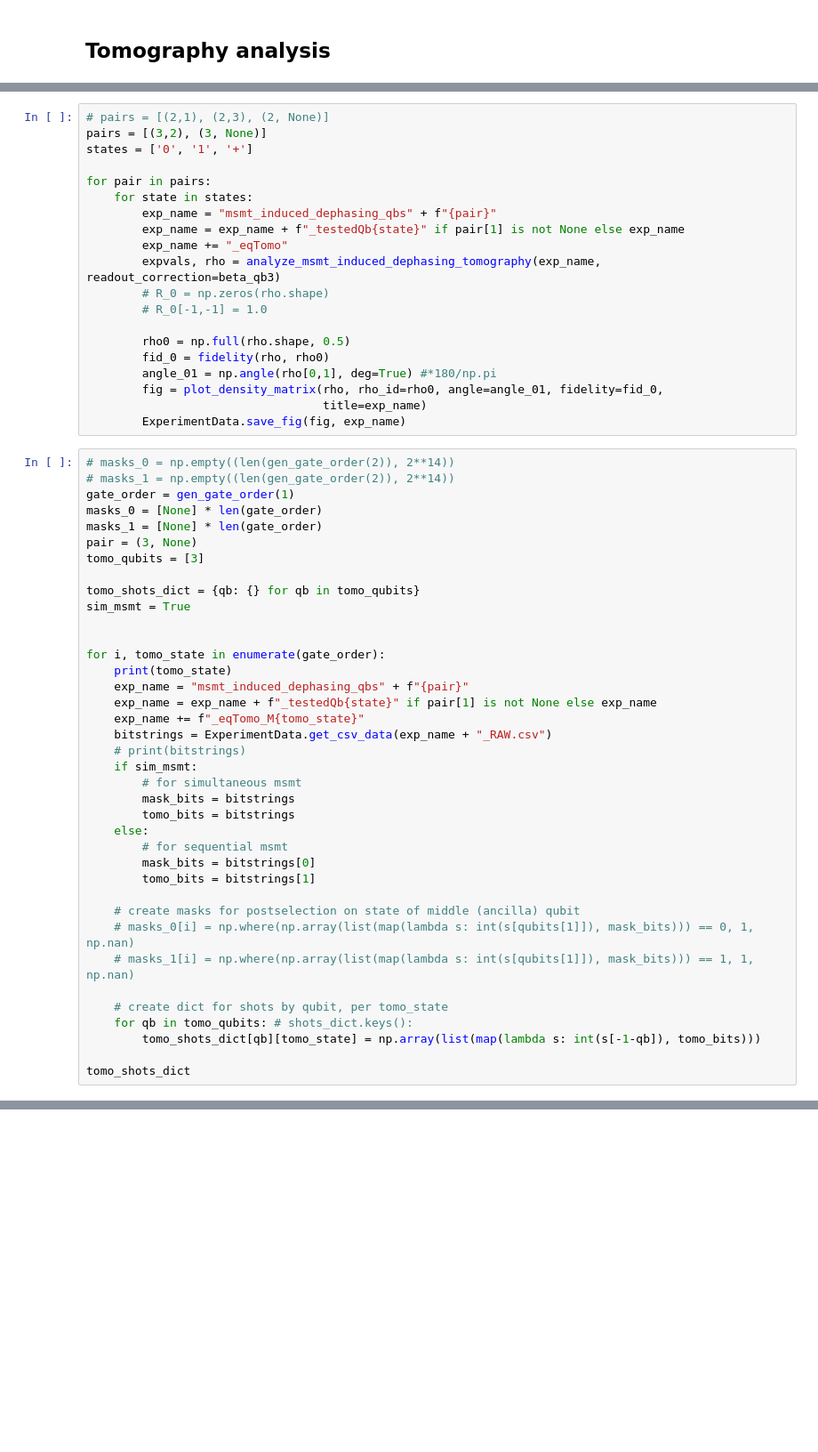
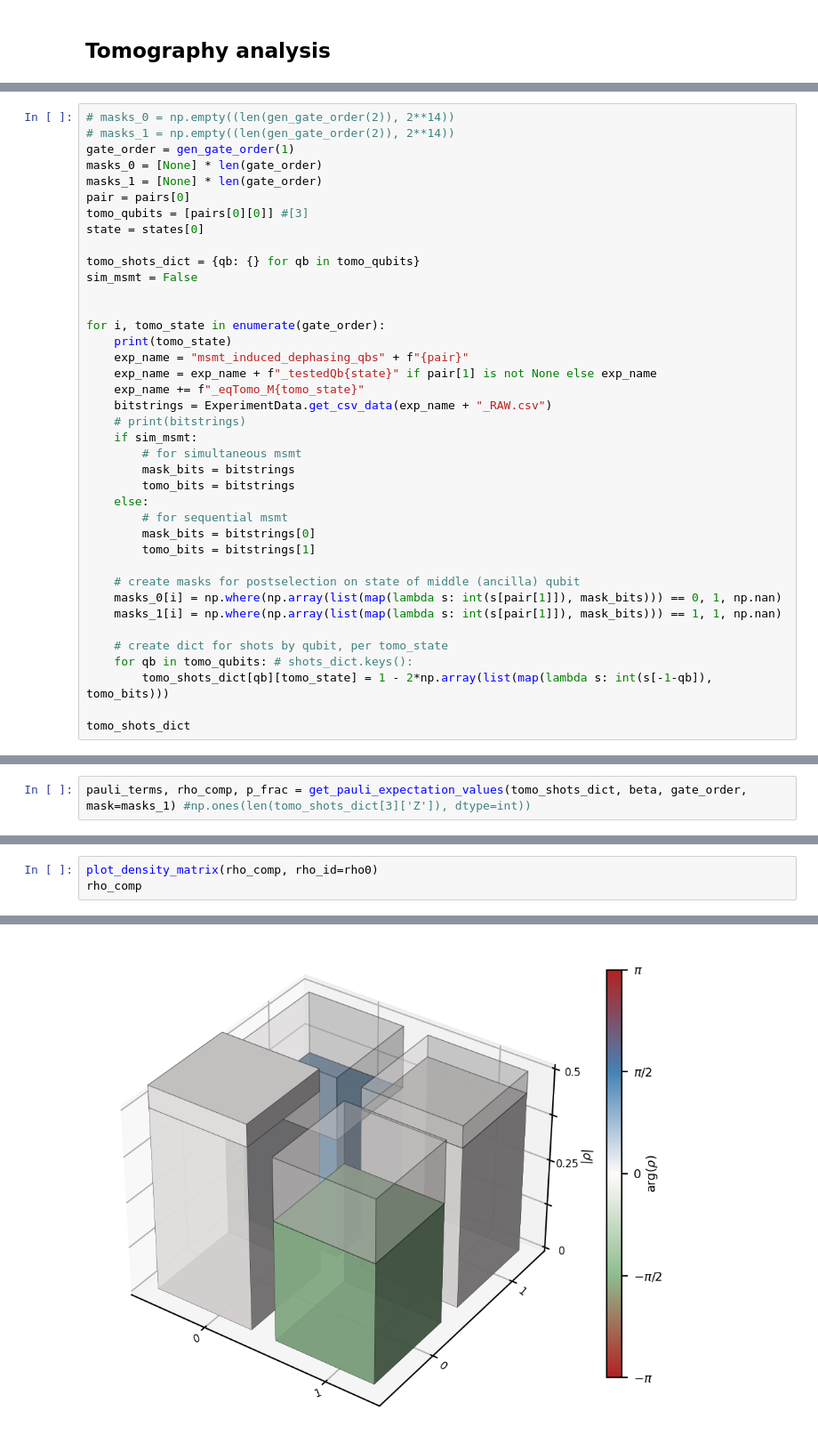
Before and after one commit to codecrap/inspire-experiments, a Jupyter notebook: notebooks/msmt_induced_dephasing_analysis.ipynb, the cells around one changed output, grey strips where cells are left out. Shown at 89% size. Drawn from its saved outputs; the diff is of its cells as text; blank space fills up the shorter version.

```diff
--- a/notebooks/msmt_induced_dephasing_analysis.ipynb
+++ b/notebooks/msmt_induced_dephasing_analysis.ipynb
@@ -225,34 +296,15 @@ array(['Z', 'X', 'Y'], dtype='<U1')
-# %%
-# pairs = [(2,1), (2,3), (2, None)]
-pairs = [(3,2), (3, None)]
-states = ['0', '1', '+']
-
-for pair in pairs:
-    for state in states:
-        exp_name = "msmt_induced_dephasing_qbs" + f"{pair}"
-        exp_name = exp_name + f"_testedQb{state}" if pair[1] is not None else exp_name
-        exp_name += "_eqTomo"
-        expvals, rho = analyze_msmt_induced_dephasing_tomography(exp_name, readout_correction=beta_qb3)
-        # R_0 = np.zeros(rho.shape)
-        # R_0[-1,-1] = 1.0
-
-        rho0 = np.full(rho.shape, 0.5)
-        fid_0 = fidelity(rho, rho0)
-        angle_01 = np.angle(rho[0,1], deg=True) #*180/np.pi
-        fig = plot_density_matrix(rho, rho_id=rho0, angle=angle_01, fidelity=fid_0,
-                                  title=exp_name)
-        ExperimentData.save_fig(fig, exp_name)
 # %%
 # masks_0 = np.empty((len(gen_gate_order(2)), 2**14))
 # masks_1 = np.empty((len(gen_gate_order(2)), 2**14))
 gate_order = gen_gate_order(1)
 masks_0 = [None] * len(gate_order)
 masks_1 = [None] * len(gate_order)
-pair = (3, None)
-tomo_qubits = [3]
+pair = pairs[0]
+tomo_qubits = [pairs[0][0]] #[3]
+state = states[0]
 
 tomo_shots_dict = {qb: {} for qb in tomo_qubits}
-sim_msmt = True
+sim_msmt = False
 
 
 for i, tomo_state in enumerate(gate_order):
@@ -272,12 +324,12 @@ for i, tomo_state in enumerate(gate_order):
         tomo_bits = bitstrings[1]
 
     # create masks for postselection on state of middle (ancilla) qubit
-    # masks_0[i] = np.where(np.array(list(map(lambda s: int(s[qubits[1]]), mask_bits))) == 0, 1, np.nan)
-    # masks_1[i] = np.where(np.array(list(map(lambda s: int(s[qubits[1]]), mask_bits))) == 1, 1, np.nan)
+    masks_0[i] = np.where(np.array(list(map(lambda s: int(s[pair[1]]), mask_bits))) == 0, 1, np.nan)
+    masks_1[i] = np.where(np.array(list(map(lambda s: int(s[pair[1]]), mask_bits))) == 1, 1, np.nan)
 
     # create dict for shots by qubit, per tomo_state
     for qb in tomo_qubits: # shots_dict.keys():
-        tomo_shots_dict[qb][tomo_state] = np.array(list(map(lambda s: int(s[-1-qb]), tomo_bits)))
+        tomo_shots_dict[qb][tomo_state] = 1 - 2*np.array(list(map(lambda s: int(s[-1-qb]), tomo_bits)))
 
 tomo_shots_dict
 # %% [output]
@@ -310,0 +350,2 @@ fig.savefig(DATA_DIR + exp_name + "_PLOT2.png", format='png', dpi=200)
+# %%
+pauli_terms, rho_comp, p_frac = get_pauli_expectation_values(tomo_shots_dict, beta, gate_order, mask=masks_1) #np.ones(len(tomo_shots_dict[3]['Z']), dtype=int))
@@ -310,0 +379,4 @@ fig.savefig(DATA_DIR + exp_name + "_PLOT2.png", format='png', dpi=200)
+# %%
+plot_density_matrix(rho_comp, rho_id=rho0)
+rho_comp
+# %% [output]
@@ -310,0 +385 @@ fig.savefig(DATA_DIR + exp_name + "_PLOT2.png", format='png', dpi=200)
+[figure, added]
```
Also changed, not shown: parts of 32 cells of this notebook, 1 other file.
